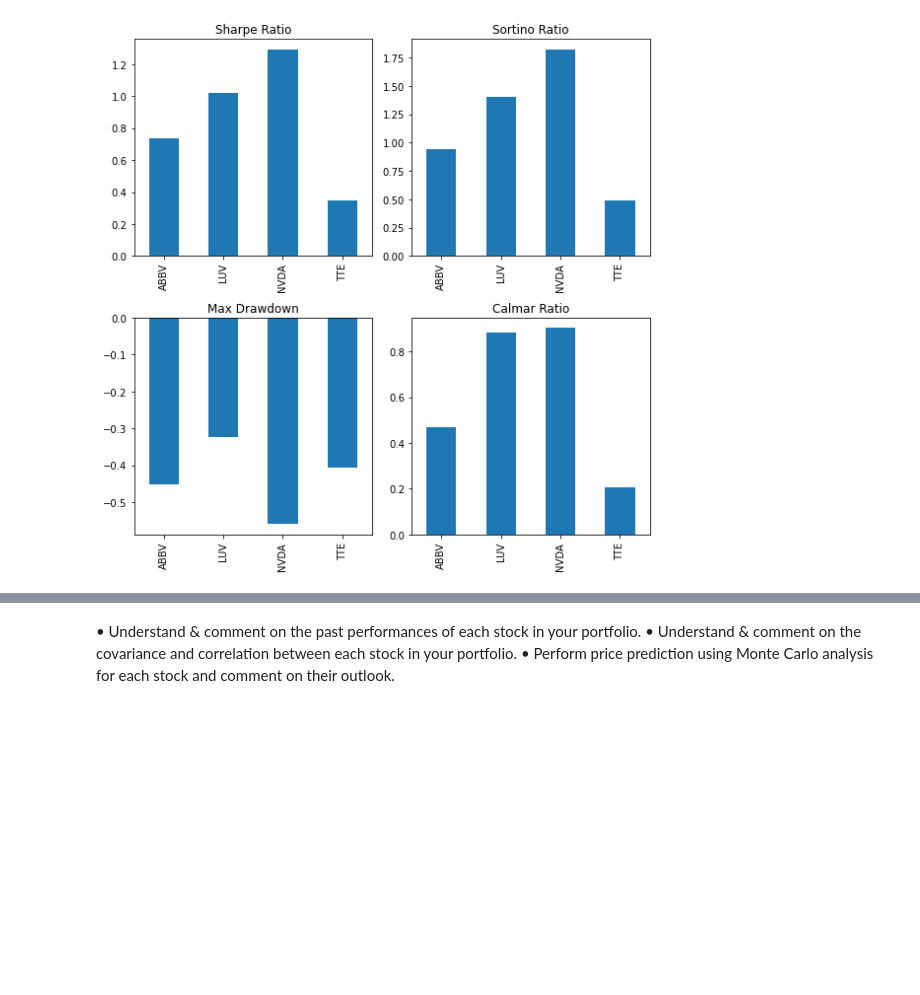
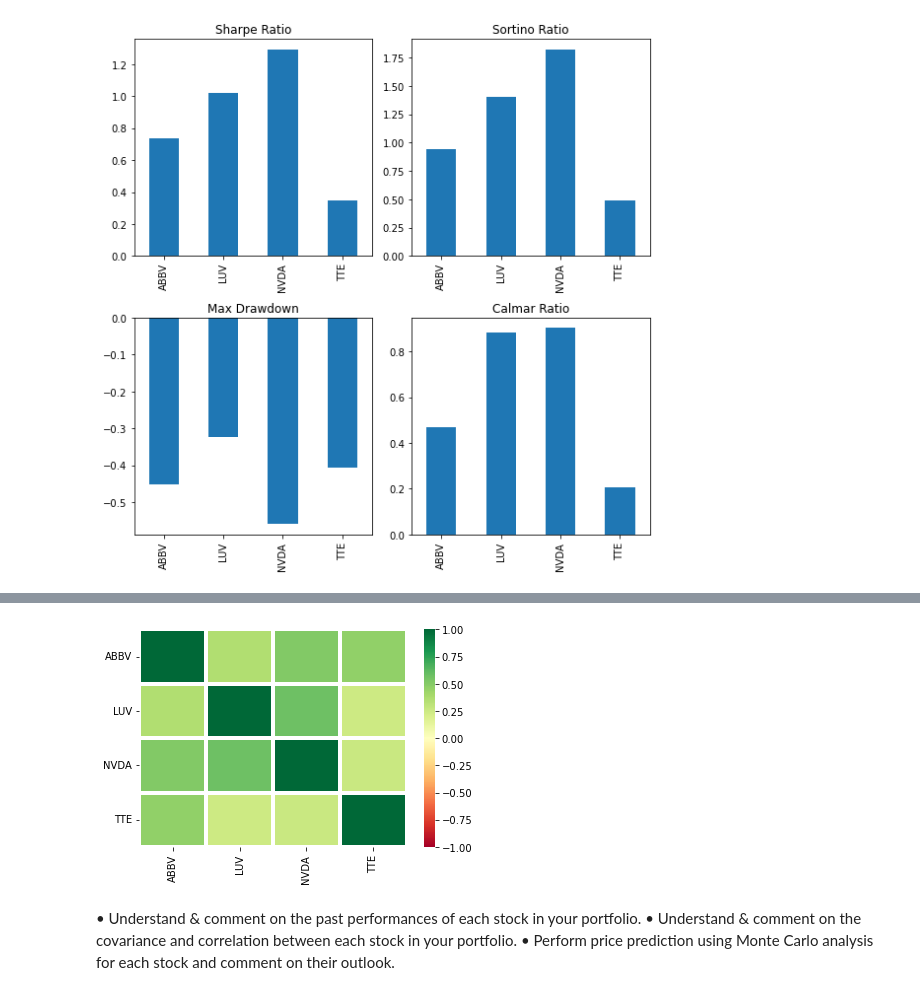
Before and after one commit to isabelgrau/ADMN5006-Financial-Analytics-Capital-Gain, a Jupyter notebook: ADMN 5006 Capital Gain Portfolio.ipynb, the cells around one changed output, grey strips where cells are left out. Drawn from its saved outputs; the diff is of its cells as text; code cells hidden in the pictures; blank space fills up the shorter version.

Commit message:
Added corr matrix

```diff
--- a/ADMN 5006 Capital Gain Portfolio.ipynb
+++ b/ADMN 5006 Capital Gain Portfolio.ipynb
@@ -34,7 +34,7 @@ rf = 0.00833 #13-week US T-Bill rate as of April 26, 2022 (Yahoo Finance: ^IRX)
 startdate = datetime(2013,1,1)
 enddate = datetime(2019,12,31)
 
-corrstartdate = datetime(2018,1,1)
+corrstartdate = datetime(2019,1,1)
 # %% [markdown]
 A shorter timeframe is used for the correlation analysis. A longer timeframe will show strong positive correlations across all stocks since the broad market, including the stocks in this portfolio, increased significantly.
 
@@ -123,0 +126,7 @@ plt.show()
+# %%
+corrtable = pdr.get_data_yahoo(stocks, data_source = 'yahoo', start = corrstartdate, end = enddate)['Adj Close']
+corr_df = corrtable.corr(method='pearson')
+
+# Swap symbols as Index
+corr_df.head().reset_index()
+corr_df.head()
@@ -124,3 +140,12 @@ plt.show()
+# %%
+# Correlation Heatmap
+
+seaborn.heatmap(corr_df, cmap='RdYlGn',vmax=1.0,vmin=-1.0,linewidths=2.1)
+plt.yticks(rotation=0)
+plt.xticks(rotation=90)
+plt.show()
+# %% [output]
+[figure, added]
 # %%
 # Code from week 7; modify for scenario analysis
 
```
Also changed, not shown: parts of 5 cells of this notebook.
